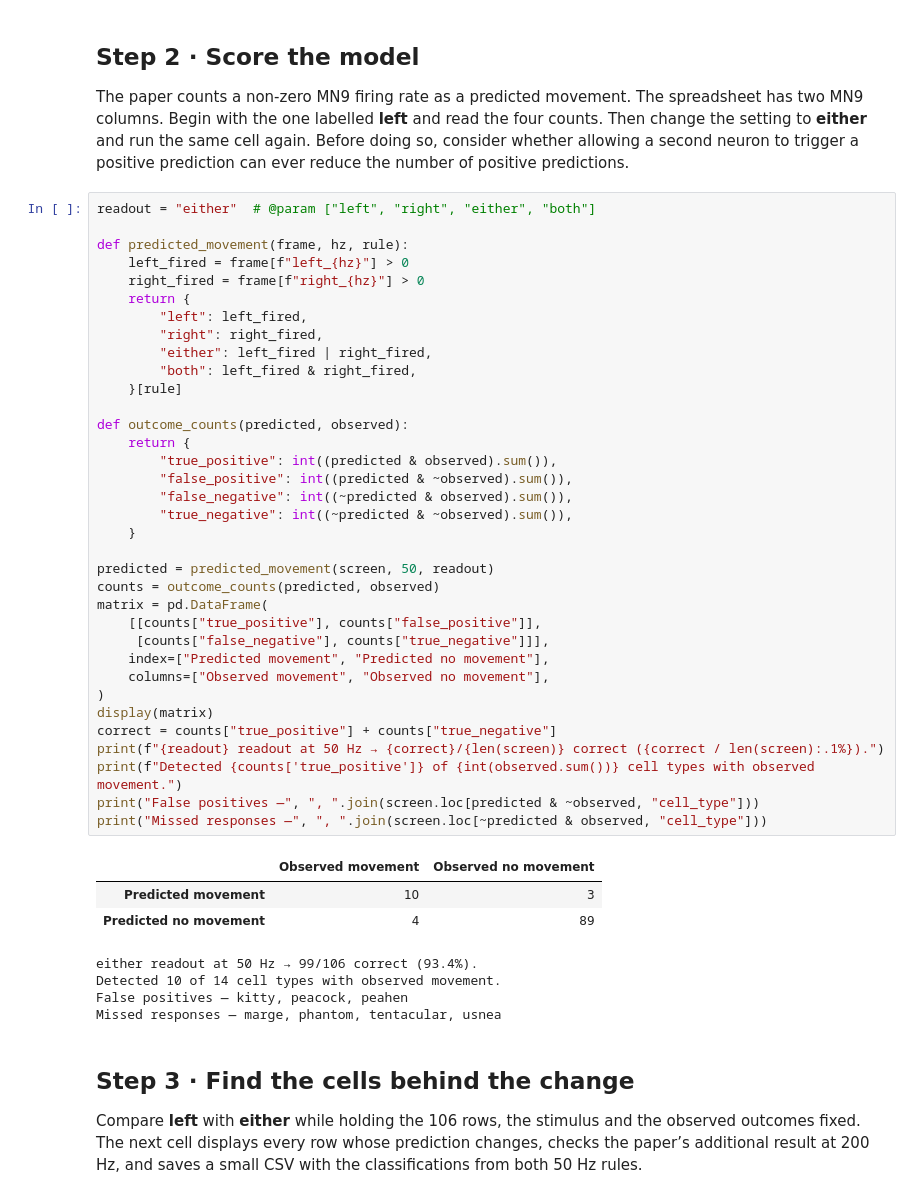
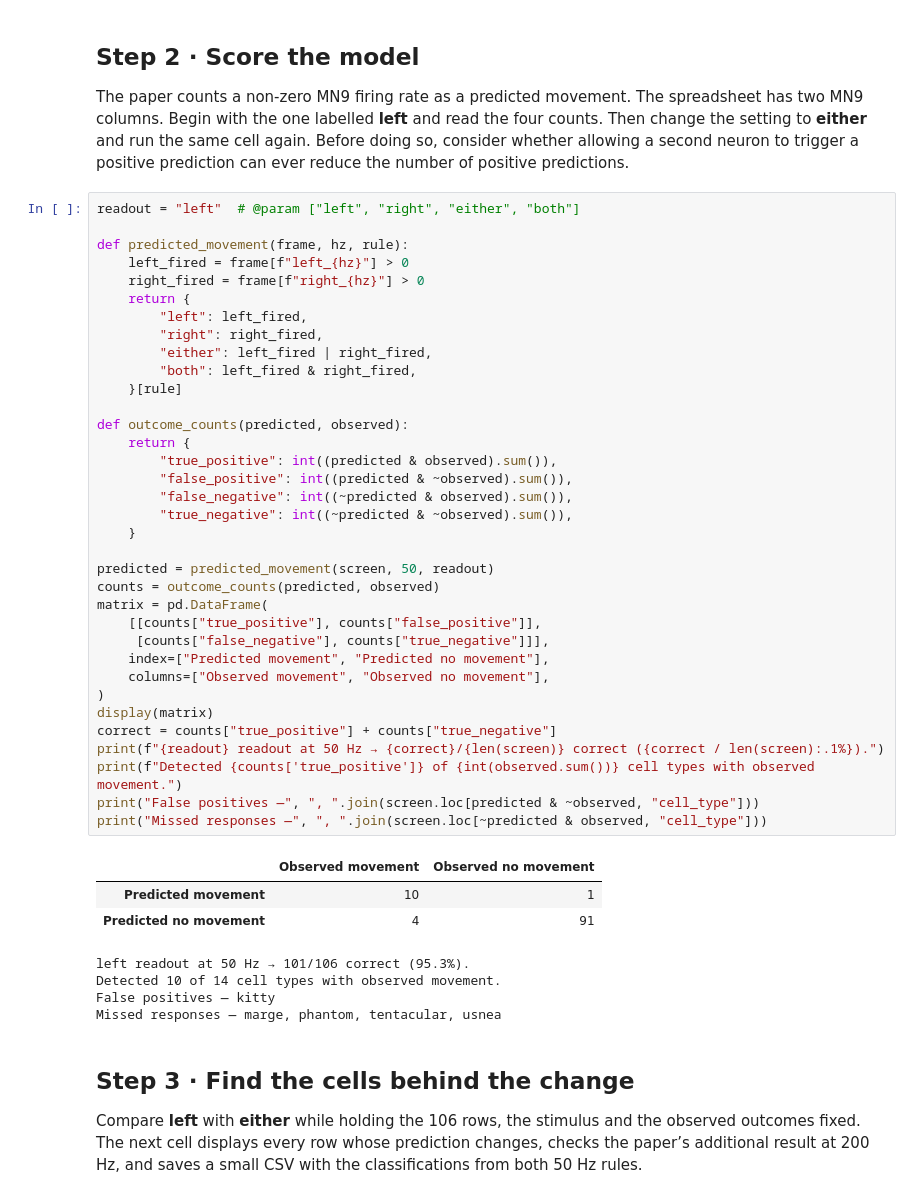
Before and after one commit to Doug826/fly-connectome-revisions, a Jupyter notebook: notebooks/01_fly_feeding_baseline.ipynb, the cells around one changed output. Drawn from its saved outputs; the diff is of its cells as text.

```diff
--- a/notebooks/01_fly_feeding_baseline.ipynb
+++ b/notebooks/01_fly_feeding_baseline.ipynb
@@ -154,7 +154,7 @@ Read **roundup** first. Its observed fraction is 1, and the model’s left MN9 f
 
 The paper counts a non-zero MN9 firing rate as a predicted movement. The spreadsheet has two MN9 columns. Begin with the one labelled **left** and read the four counts. Then change the setting to **either** and run the same cell again. Before doing so, consider whether allowing a second neuron to trigger a positive prediction can ever reduce the number of positive predictions.
 # %%
-readout = "either"  # @param ["left", "right", "either", "both"]
+readout = "left"  # @param ["left", "right", "either", "both"]
 
 def predicted_movement(frame, hz, rule):
     left_fired = frame[f"left_{hz}"] > 0
@@ -163,38 +163,38 @@ def predicted_movement(frame, hz, rule):
         "left": left_fired,
         "right": right_fired,
         "either": left_fired | right_fired,
         "both": left_fired & right_fired,
     }[rule]
 
 def outcome_counts(predicted, observed):
     return {
         "true_positive": int((predicted & observed).sum()),
         "false_positive": int((predicted & ~observed).sum()),
         "false_negative": int((~predicted & observed).sum()),
         "true_negative": int((~predicted & ~observed).sum()),
     }
 
 predicted = predicted_movement(screen, 50, readout)
 counts = outcome_counts(predicted, observed)
 matrix = pd.DataFrame(
     [[counts["true_positive"], counts["false_positive"]],
      [counts["false_negative"], counts["true_negative"]]],
     index=["Predicted movement", "Predicted no movement"],
     columns=["Observed movement", "Observed no movement"],
 )
 display(matrix)
 correct = counts["true_positive"] + counts["true_negative"]
 print(f"{readout} readout at 50 Hz → {correct}/{len(screen)} correct ({correct / len(screen):.1%}).")
 print(f"Detected {counts['true_positive']} of {int(observed.sum())} cell types with observed movement.")
 print("False positives —", ", ".join(screen.loc[predicted & ~observed, "cell_type"]))
 print("Missed responses —", ", ".join(screen.loc[~predicted & observed, "cell_type"]))
 # %% [output]
 |  | Observed movement | Observed no movement |
-| Predicted movement | 10 | 3 |
-| Predicted no movement | 4 | 89 |
+| Predicted movement | 10 | 1 |
+| Predicted no movement | 4 | 91 |
-either readout at 50 Hz → 99/106 correct (93.4%).
+left readout at 50 Hz → 101/106 correct (95.3%).
 Detected 10 of 14 cell types with observed movement.
-False positives — kitty, peacock, peahen
+False positives — kitty
 Missed responses — marge, phantom, tentacular, usnea
 # %% [markdown]
 ## Step 3 · Find the cells behind the change
```
Also changed, not shown: parts of 1 cell of this notebook.
